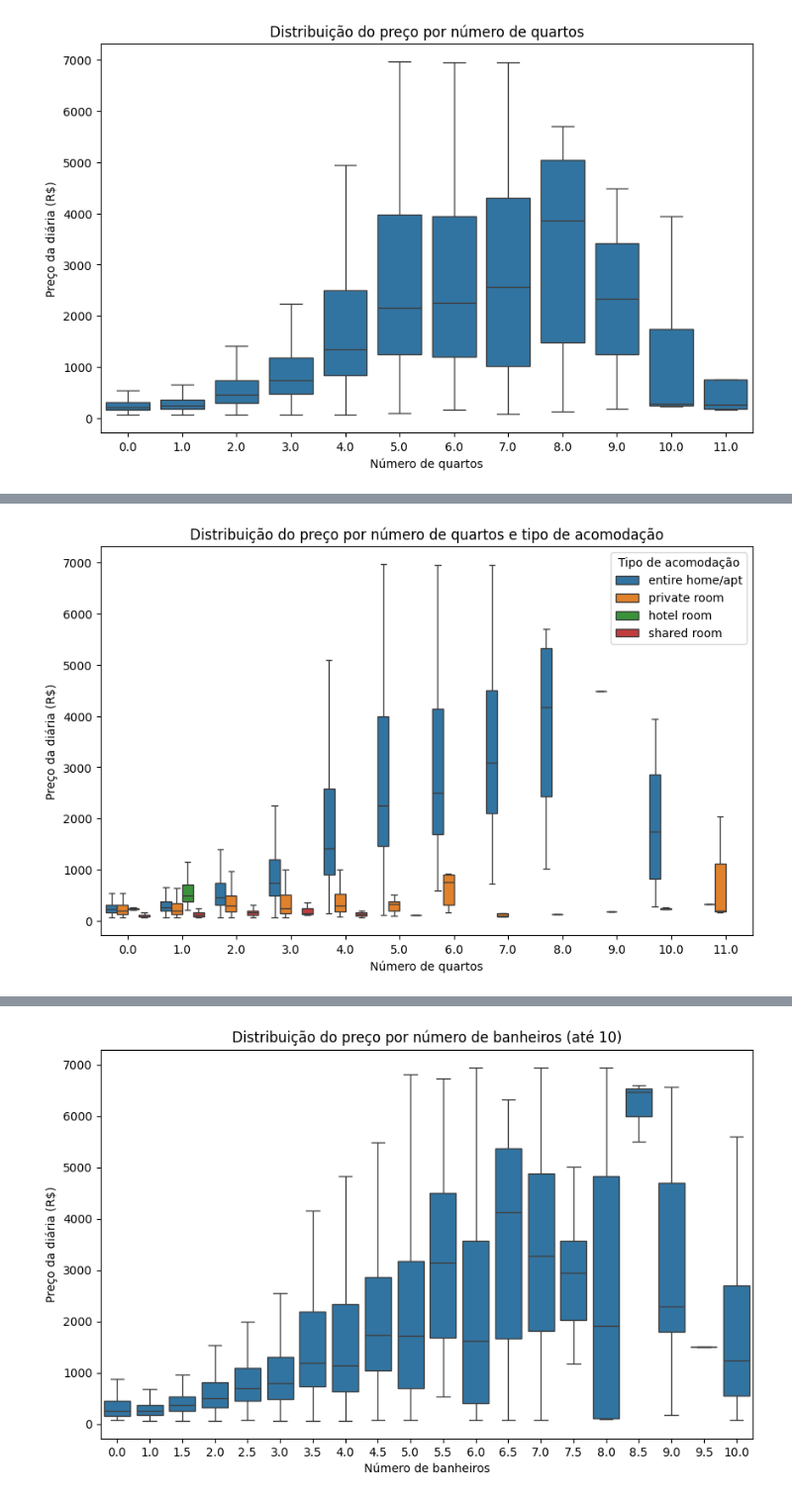
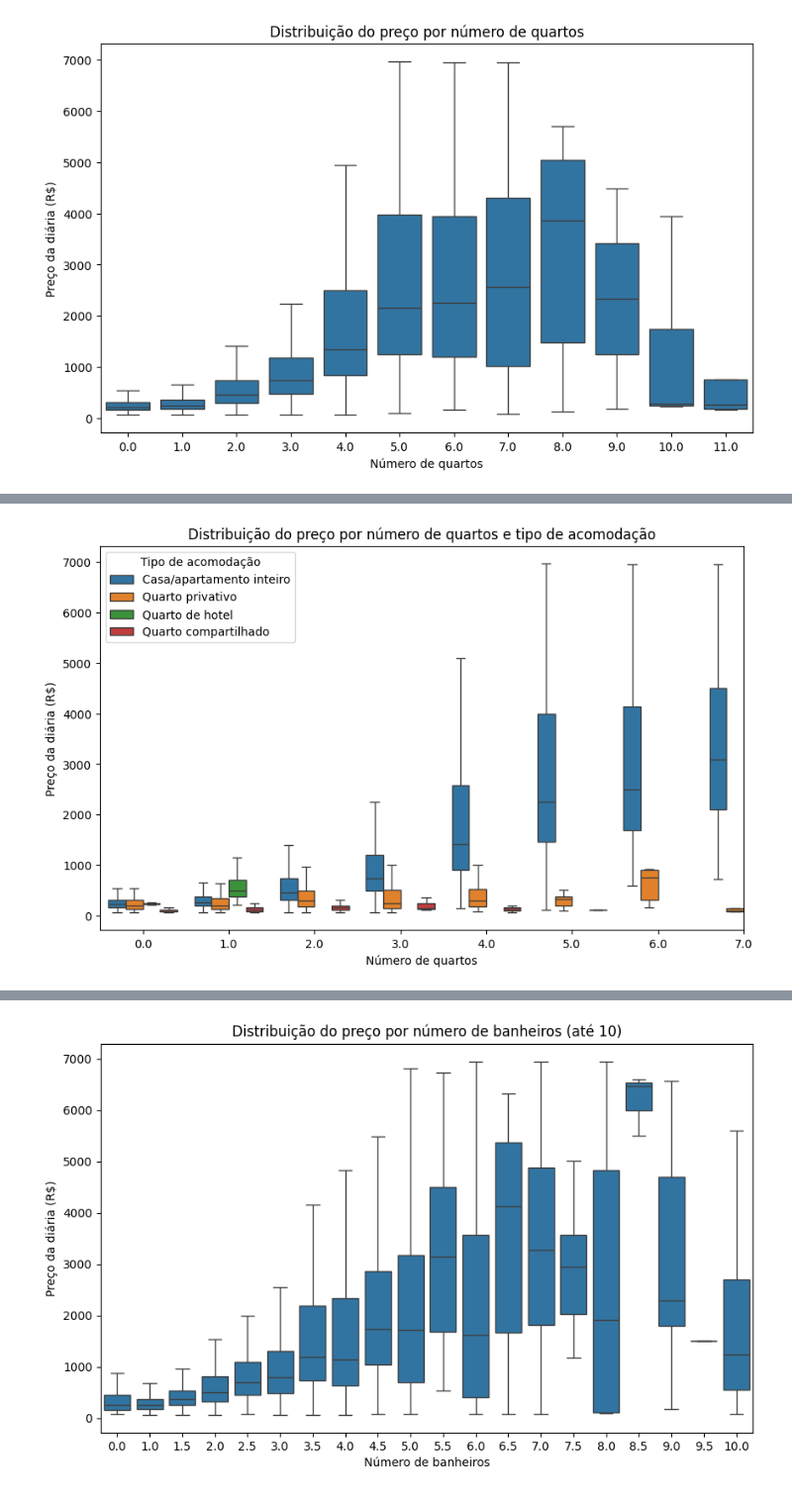
Before and after one commit to anacamorims/projeto-academy, a Jupyter notebook: extra-trees.ipynb, the cells around one changed output, grey strips where cells are left out. Shown at 99% size. Saved outputs shown, nothing was run; the diff lists cells and outputs as text; code cells hidden in the pictures.

Commit message:
gera gráficos para apresentação

```diff
--- a/extra-trees.ipynb
+++ b/extra-trees.ipynb
@@ -358,32 +381,36 @@ plt.show()
 # %%
+#USAR ESSE NA APRESENTAÇÃO
 traducao = {
-    "entire home/apt" : "Casa apartamento/inteiro",
-    "private room" : "Quarto privativo",
-    "hotel room" : "Quarto de hotel",
-    "shared room" : "Quarto compartilhado"
+    "casa_apto_inteiro": "Casa/apartamento inteiro",
+    "quarto_privativo": "Quarto privativo",
+    "quarto_hotel": "Quarto de hotel",
+    "quarto_compartilhado": "Quarto compartilhado"
 }
+
+# Copiando e traduzindo a coluna
 
 df_temp = df_tratado_price_min.copy()
 df_temp["tipo_de_quarto"] = df_temp["tipo_de_quarto"].map(traducao)
 
 plt.figure(figsize=(10, 6))
 
 sns.boxplot(
-    data=df_tratado_price_min,
+    data=df_temp,                  # ✅ usa o dataframe traduzido
     x="quartos",
     y="preco",
     hue="tipo_de_quarto",
     showfliers=False
 )
 
 plt.title("Distribuição do preço por número de quartos e tipo de acomodação")
-plt.xlim(-0.5, 11.5)
+plt.xlim(-0.5, 7.0)
 plt.xlabel("Número de quartos")
 plt.ylabel("Preço da diária (R$)")
-plt.legend(title = "Tipo de acomodação")
+
+plt.legend(title="Tipo de acomodação")  # ✅ legenda automática
 plt.show()
 # %% [output]
-[figure, old version]
+[figure, new version]
 # %%
 print(df_tratado_price_min["tipo_de_quarto"].unique())
 # %% [output]
```
Also changed, not shown: parts of 30 cells of this notebook, 2 other files.
